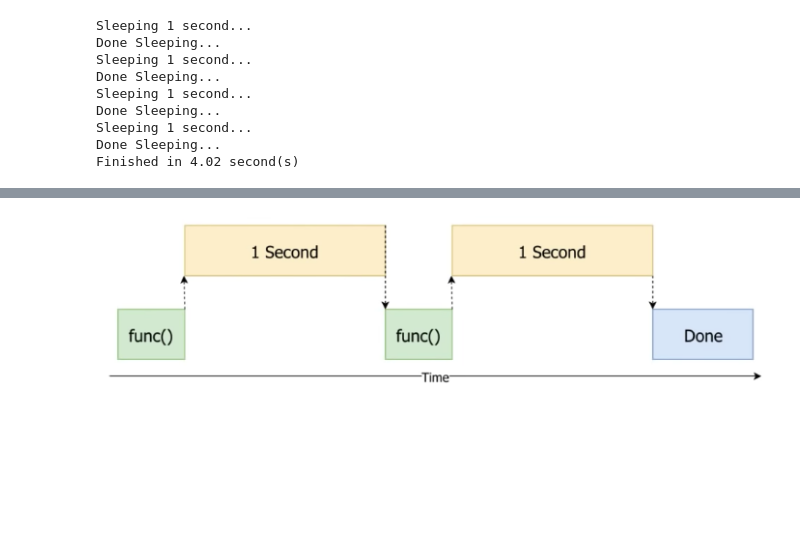
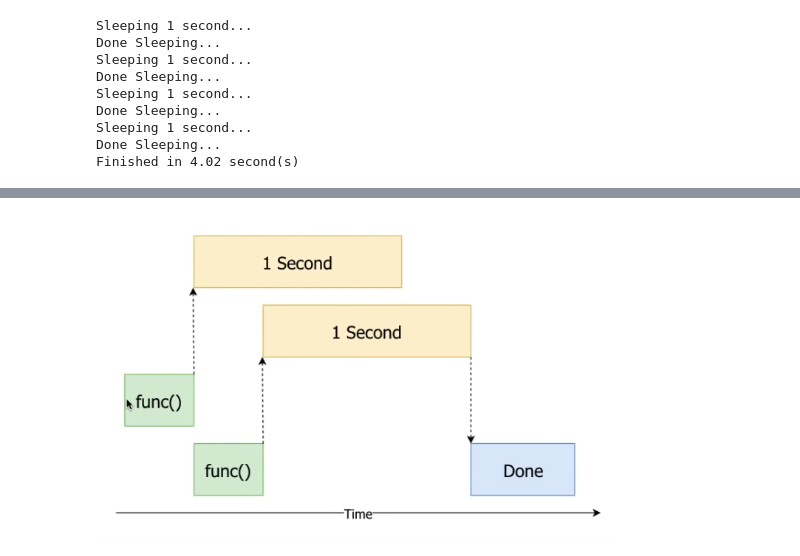
Before and after one commit to dariushazimi/notebooks, a Jupyter notebook: Python Concurrently Using Threading Module.ipynb, the cells around one changed output, grey strips where cells are left out. Saved outputs shown, nothing was run; the diff lists cells and outputs as text; code cells hidden in the pictures; blank space fills up the shorter version.

```diff
--- a/Python Concurrently Using Threading Module.ipynb
+++ b/Python Concurrently Using Threading Module.ipynb
@@ -61,7 +75,6 @@ Finished in 4.02 second(s)
 # %%
-# It takes over 4 sec to run these tasks.
-# Lets see how we can run them concurrently
+
 from IPython.display import Image
-Image(filename='python-concurrency-1.png',width=800, height=400)
+Image(filename='python-with-concurrency and threading.png')
 # %% [output]
-[figure, old version]
+[figure, new version]
```
Also changed, not shown: parts of 2 cells of this notebook.
